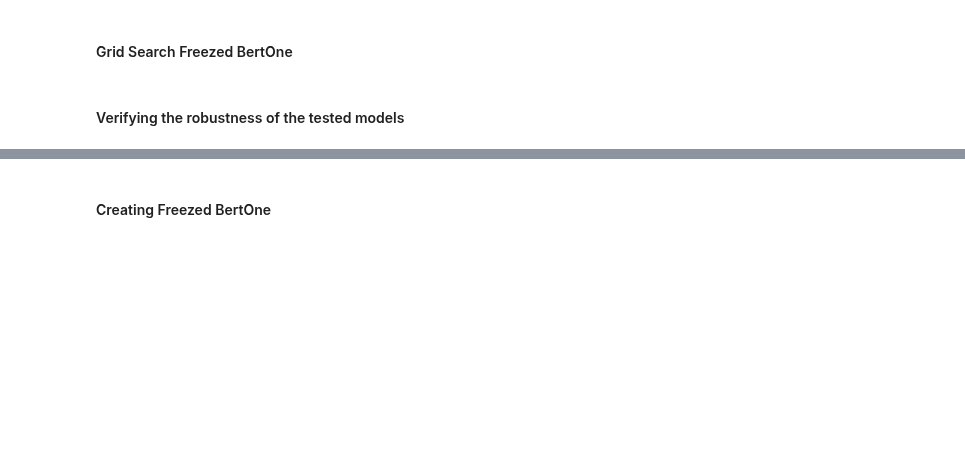
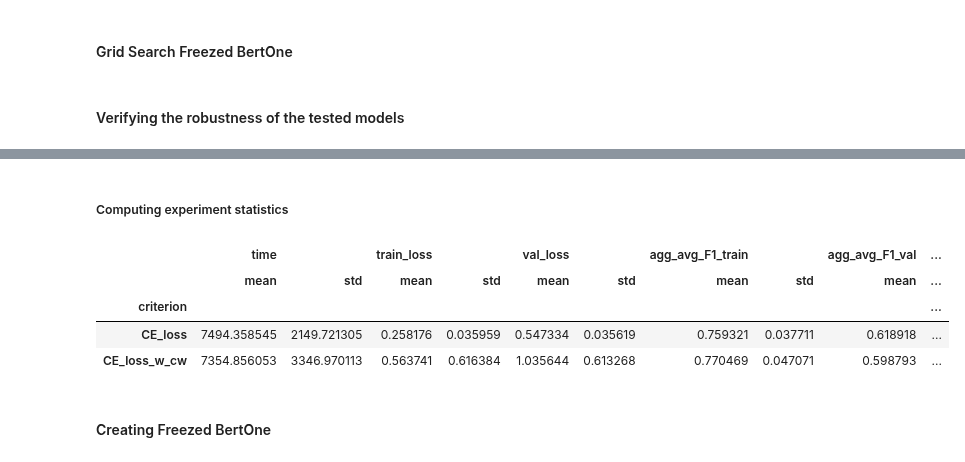
Before and after one commit to GianM0027/NLP-EFR-and-ERD-in-English-Conversations, a Jupyter notebook: main_notebook.ipynb, the cells around one changed output, grey strips where cells are left out. Drawn from its saved outputs; the diff is of its cells as text; code cells hidden in the pictures; blank space fills up the shorter version.

```diff
--- a/main_notebook.ipynb
+++ b/main_notebook.ipynb
@@ -981,3 +1024,18 @@ if RUN_FREEZED_BERTONE_GRID_SEARCH:
+# %% [markdown]
+##### Computing experiment statistics
+# %%
+grid_result_df['criterion'] = grid_result_df['criterion'].apply(lambda x: x.name)
+column_to_consider = [column_name for column_name in grid_result_df.keys() if column_name not in ['criterion', 'name', 'seed']]
+statistics_df = grid_result_df.groupby('criterion')[column_to_consider].agg(['mean', 'std'])
+
+pd.set_option('display.max_columns', None)  # Visualizza tutte le colonne
+statistics_df
+# %% [output]
+|  | time |  | train_loss |  | val_loss |  | agg_avg_F1_train |  | agg_avg_F1_val | ... |
+|  | mean | std | mean | std | mean | std | mean | std | mean | ... |
+| criterion |  |  |  |  |  |  |  |  |  | ... |
+| CE_loss | 7494.358545 | 2149.721305 | 0.258176 | 0.035959 | 0.547334 | 0.035619 | 0.759321 | 0.037711 | 0.618918 | ... |
+| CE_loss_w_cw | 7354.856053 | 3346.970113 | 0.563741 | 0.616384 | 1.035644 | 0.613268 | 0.770469 | 0.047071 | 0.598793 | ... |
 # %% [markdown]
 #### Creating Freezed BertOne
 # %%
```
Also changed, not shown: parts of 9 cells of this notebook.
